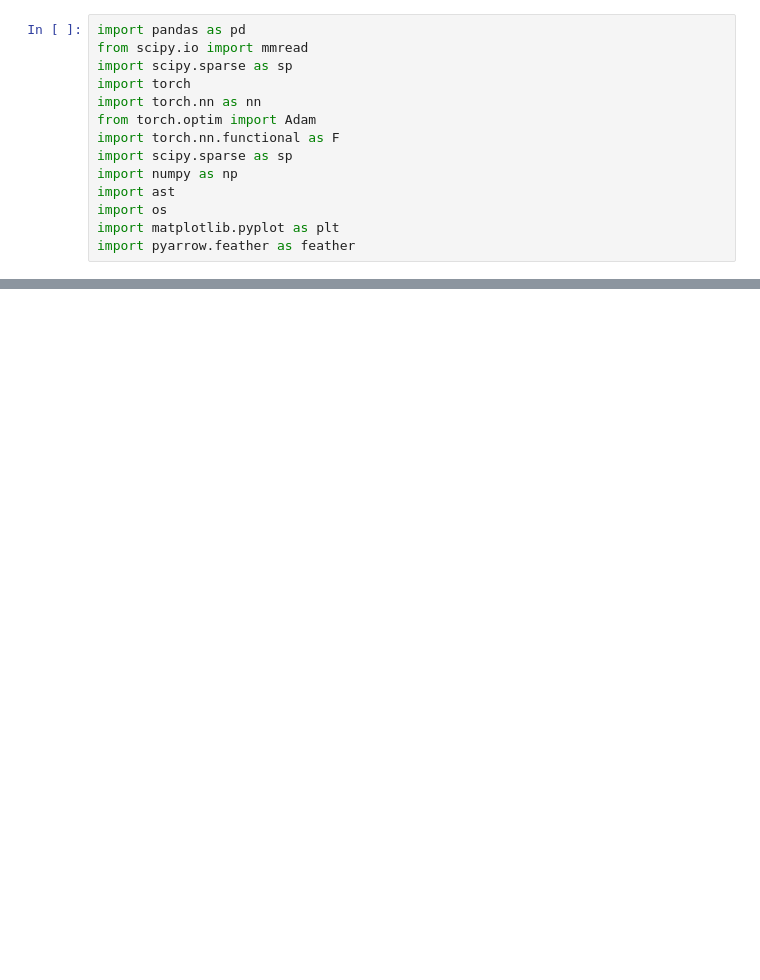
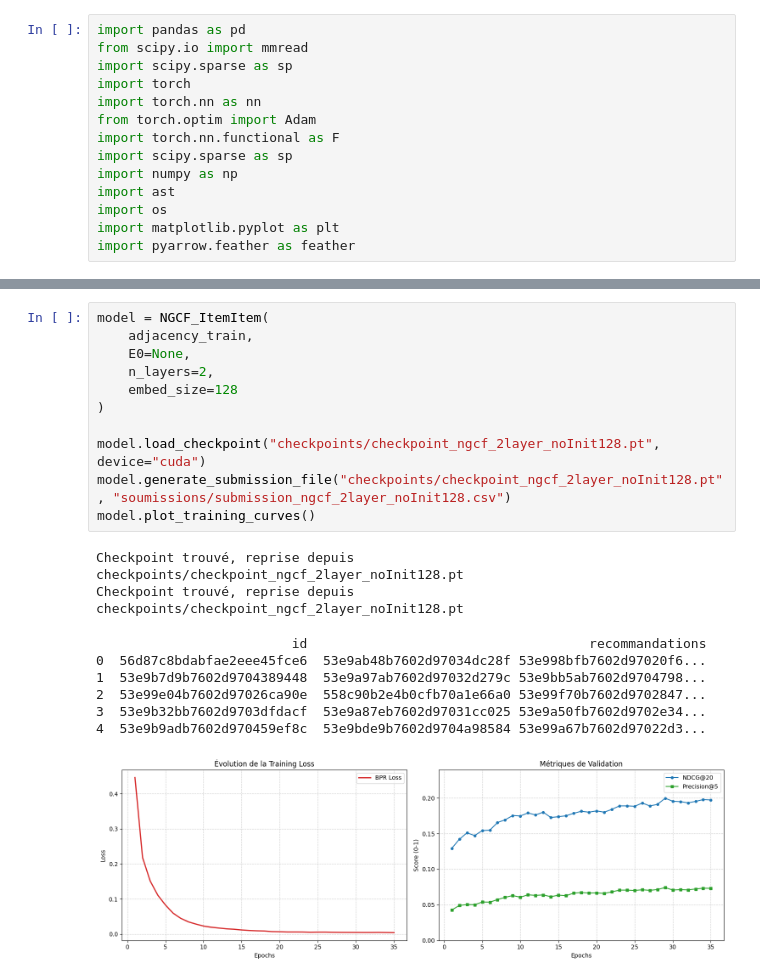
Before and after one commit to Alexndrs/Paper-recommender, a Jupyter notebook: final_notebook.ipynb, the cells around one changed output, grey strips where cells are left out. Drawn from its saved outputs; the diff is of its cells as text; blank space fills up the shorter version.

```diff
--- a/final_notebook.ipynb
+++ b/final_notebook.ipynb
@@ -327,0 +613,21 @@ class NGCF_ItemItem(GCN_Base):
+# %%
+model = NGCF_ItemItem(
+    adjacency_train,
+    E0=None,
+    n_layers=2,
+    embed_size=128
+)
+
+model.load_checkpoint("checkpoints/checkpoint_ngcf_2layer_noInit128.pt", device="cuda")
+model.generate_submission_file("checkpoints/checkpoint_ngcf_2layer_noInit128.pt", "soumissions/submission_ngcf_2layer_noInit128.csv")
+model.plot_training_curves()
+# %% [output]
+Checkpoint trouvé, reprise depuis checkpoints/checkpoint_ngcf_2layer_noInit128.pt
+Checkpoint trouvé, reprise depuis checkpoints/checkpoint_ngcf_2layer_noInit128.pt
+                         id                                    recommandations
+0  56d87c8bdabfae2eee45fce6  53e9ab48b7602d97034dc28f 53e998bfb7602d97020f6...
+1  53e9b7d9b7602d9704389448  53e9a97ab7602d97032d279c 53e9bb5ab7602d9704798...
+2  53e99e04b7602d97026ca90e  558c90b2e4b0cfb70a1e66a0 53e99f70b7602d9702847...
+3  53e9b32bb7602d9703dfdacf  53e9a87eb7602d97031cc025 53e9a50fb7602d9702e34...
+4  53e9b9adb7602d970459ef8c  53e9bde9b7602d9704a98584 53e99a67b7602d97022d3...
+[figure, added]
```
Also changed, not shown: parts of 49 cells of this notebook.
